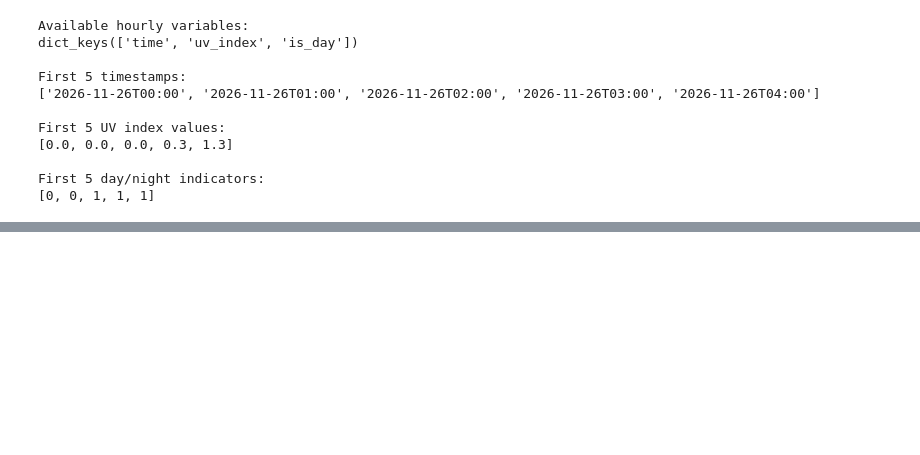
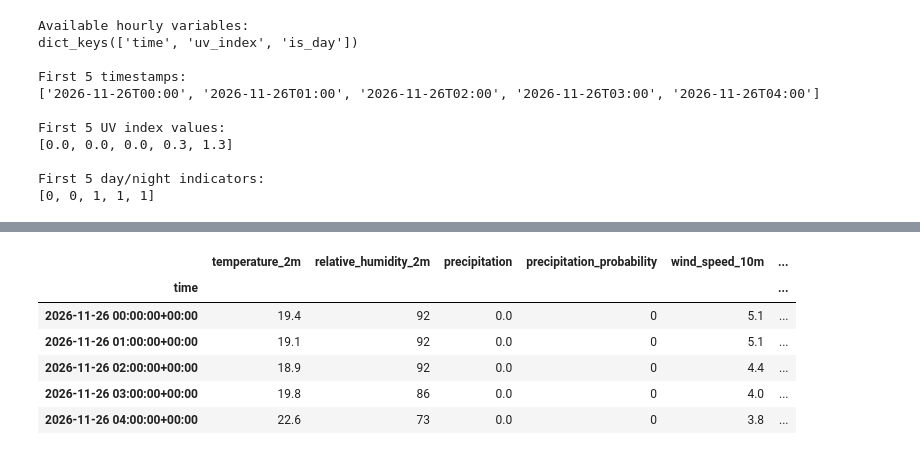
Before and after one commit to itsmusman/AgentWeather, a Jupyter notebook: notebooks/01_explore_apis.ipynb, the cells around one changed output, grey strips where cells are left out. Cells and saved outputs as stored; diff of their text form; code cells hidden in the pictures; blank space fills up the shorter version.

```diff
--- a/notebooks/01_explore_apis.ipynb
+++ b/notebooks/01_explore_apis.ipynb
@@ -66,0 +231,23 @@ First 5 day/night indicators:
+# %%
+weather_df = pd.DataFrame(weather_data["hourly"])
+
+# Convert time strings into proper UTC datetime values
+weather_df["time"] = pd.to_datetime(
+    weather_df["time"],
+    utc=True
+)
+
+# Use time as the DataFrame index
+weather_df = weather_df.set_index("time")
+
+# Display the first 5 records
+
+weather_df.head()
+# %% [output]
+|  | temperature_2m | relative_humidity_2m | precipitation | precipitation_probability | wind_speed_10m | ... |
+| time |  |  |  |  |  | ... |
+| 2026-11-26 00:00:00+00:00 | 19.4 | 92 | 0.0 | 0 | 5.1 | ... |
+| 2026-11-26 01:00:00+00:00 | 19.1 | 92 | 0.0 | 0 | 5.1 | ... |
+| 2026-11-26 02:00:00+00:00 | 18.9 | 92 | 0.0 | 0 | 4.4 | ... |
+| 2026-11-26 03:00:00+00:00 | 19.8 | 86 | 0.0 | 0 | 4.0 | ... |
+| 2026-11-26 04:00:00+00:00 | 22.6 | 73 | 0.0 | 0 | 3.8 | ... |
```
Also changed, not shown: parts of 14 cells of this notebook, 3 other files.
